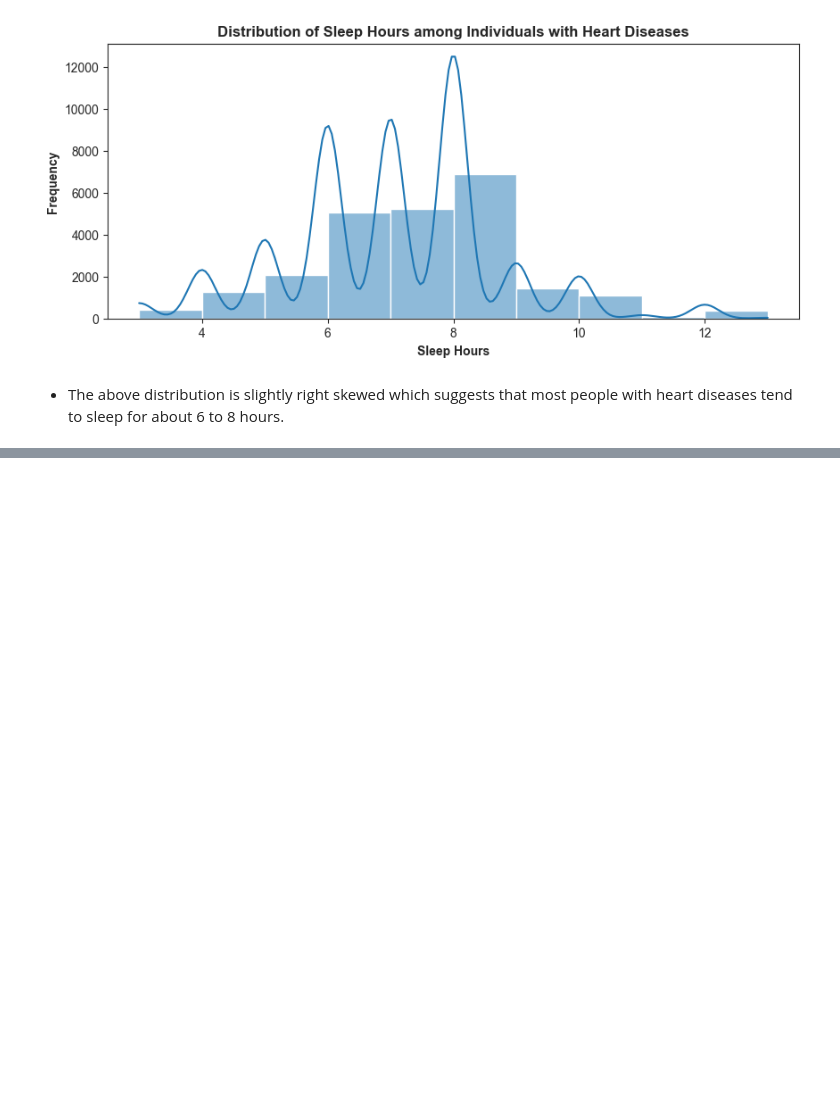
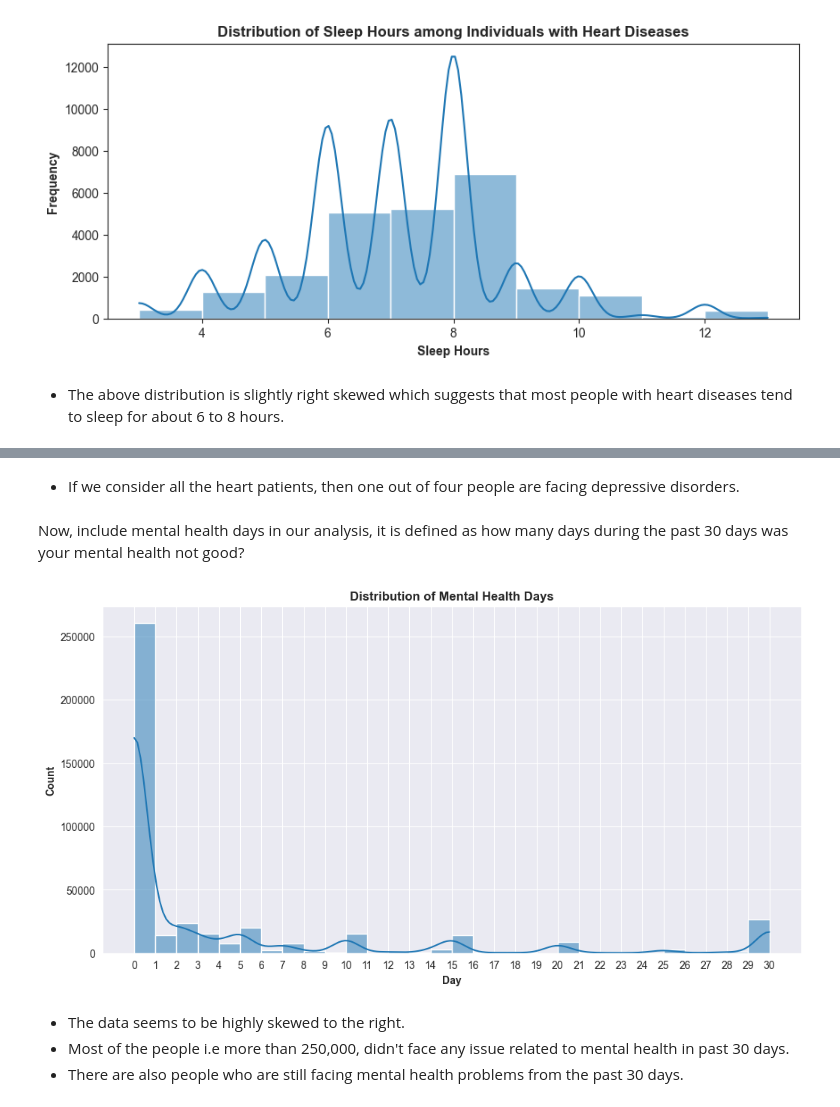
Before and after one commit to ali-bin-kashif/heart-disease-healthcare-data-analysis, a Jupyter notebook: heart_indicator_data_analysis.ipynb, the cells around one changed output, grey strips where cells are left out. Saved outputs shown, nothing was run; the diff lists cells and outputs as text; code cells hidden in the pictures; blank space fills up the shorter version.

```diff
--- a/heart_indicator_data_analysis.ipynb
+++ b/heart_indicator_data_analysis.ipynb
@@ -1312,0 +1371,17 @@ plt.show()
+# %% [markdown]
+- If we consider all the heart patients, then one out of four people are facing depressive disorders.
+# %% [markdown]
+Now, include mental health days in our analysis, it is defined as how many days during the past 30 days was your mental health not good?
+# %%
+set_size_style(12,6,'darkgrid')
+ax = sns.histplot( data=mental_health_cols, x='MentalHealthDays', bins=30, kde=True)
+ax.set_xticks([x for x in range(0,31)])
+customize_plot(ax, 'Distribution of Mental Health Days', 'Day', 'Count',12,10)
+
+plt.show()
+# %% [output]
+[figure, added]
+# %% [markdown]
+- The data seems to be highly skewed to the right.
+- Most of the people i.e more than 250,000, didn't face any issue related to mental health in past 30 days.
+- There are also people who are still facing mental health problems from the past 30 days.
```
Also changed, not shown: parts of 27 cells of this notebook.
